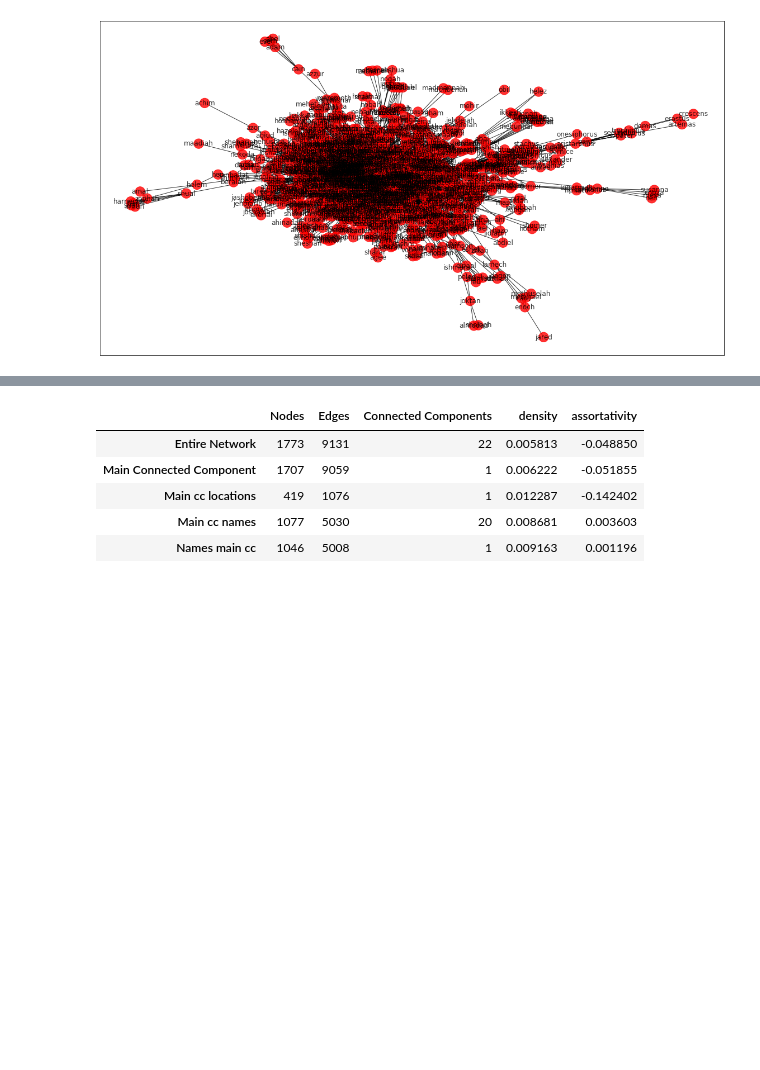
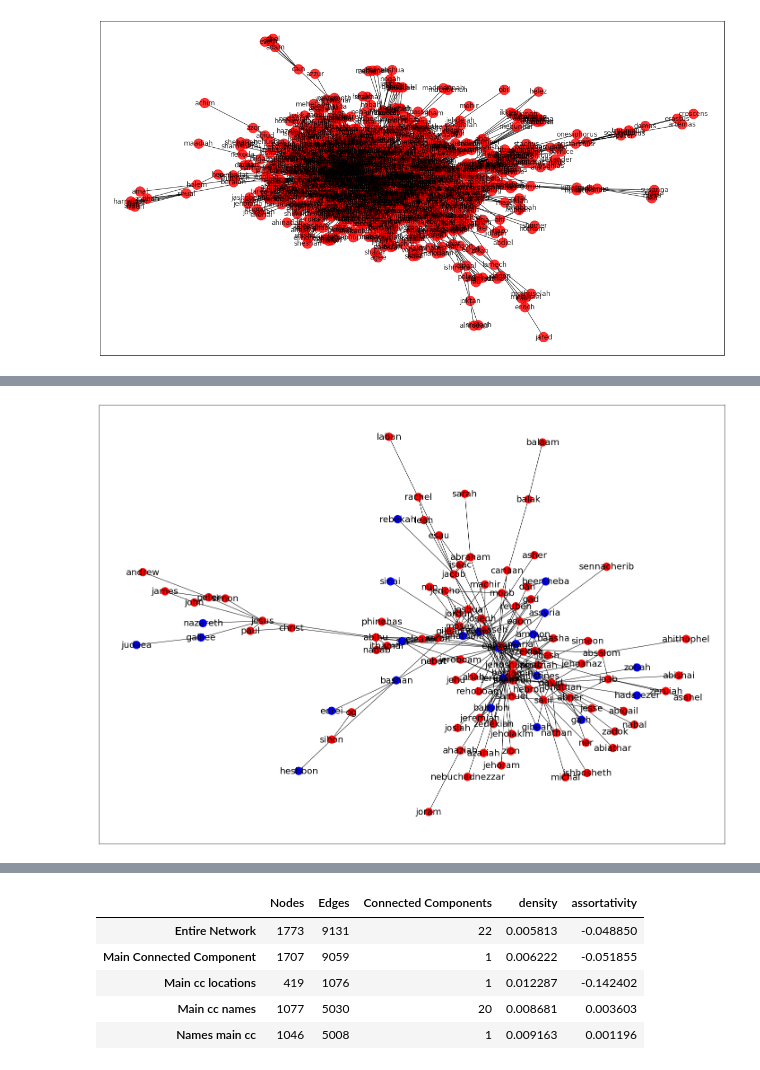
Before and after one commit to xavierlopeze/Bible_Names_Complex_Network_Analysis, a Jupyter notebook: presentation.ipynb, the cells around one changed output, grey strips where cells are left out. Cells and saved outputs as stored; diff of their text form; code cells hidden in the pictures; blank space fills up the shorter version.

```diff
--- a/presentation.ipynb
+++ b/presentation.ipynb
@@ -233,0 +289,8 @@ plt.draw()
+# %%
+pos = nx.spring_layout(Gct_main)
+nx.draw_networkx(Gct_main,pos = pos,with_labels=True,node_color = colors,font_size = 20)
+fig = plt.gcf()
+
+fig.set_size_inches(25,18)
+# %% [output]
+[figure, added]
```
Also changed, not shown: parts of 24 cells of this notebook, 1 other file.
